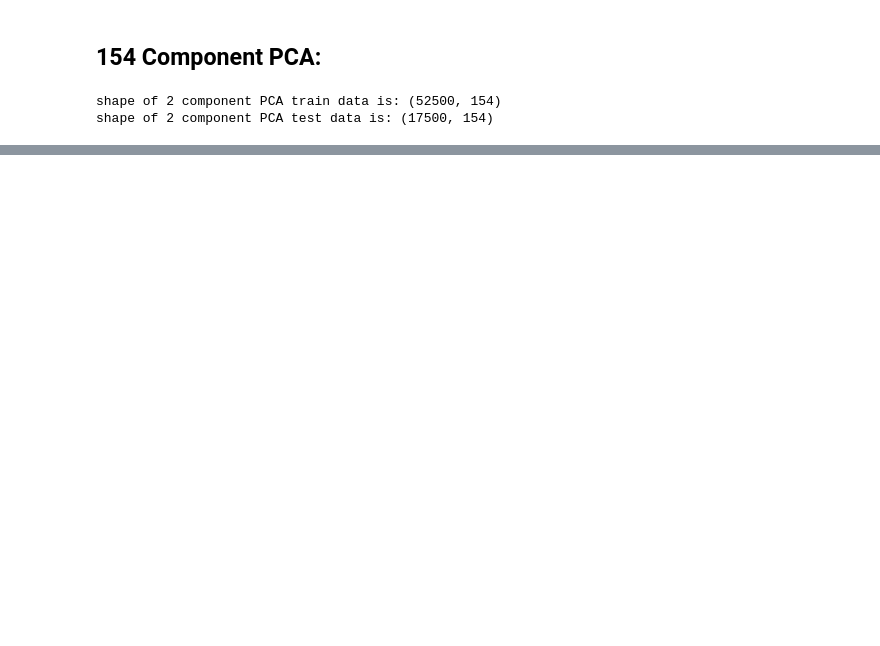
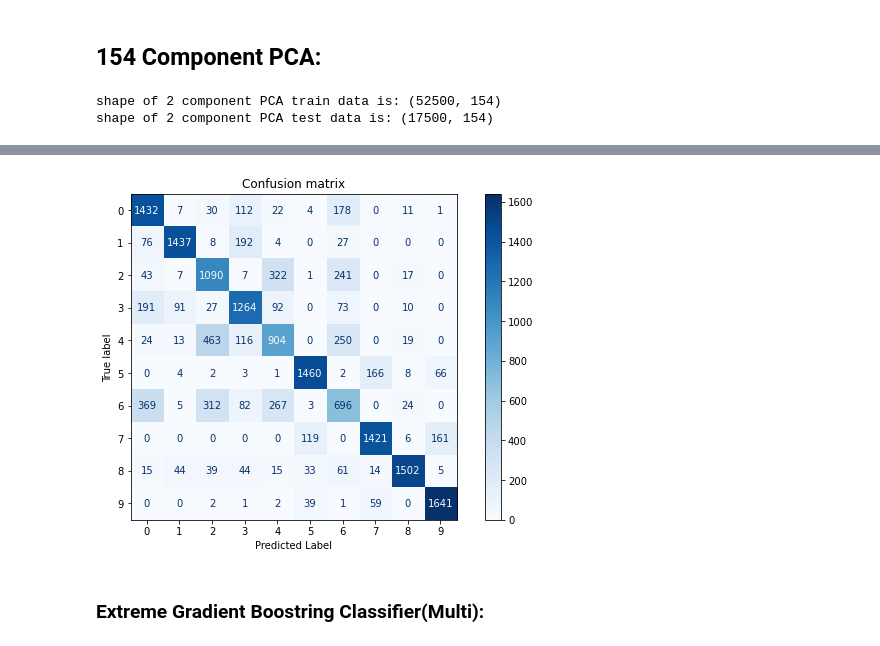
Before and after one commit to kggold4/final-project-data-visualization, a Jupyter notebook: task_2.1.ipynb, the cells around one changed output, grey strips where cells are left out. Saved outputs shown, nothing was run; the diff lists cells and outputs as text; code cells hidden in the pictures; blank space fills up the shorter version.

```diff
--- a/task_2.1.ipynb
+++ b/task_2.1.ipynb
@@ -270,5 +243,5 @@ my_plot_confusion_matrix(grboost_clf, X_transformed_test, y_test)
 # %%
-xgb_model = xgb.XGBClassifier(objective="binary:logistic", random_state=42)
+bin_xgb_model = xgb.XGBClassifier(objective="binary:logistic", random_state=42)
 
 # print accuracy
-print_accuracy(xgb_model, X_transformed_train, X_transformed_test, y_train, y_test)
+print_accuracy(bin_xgb_model, X_transformed_train, X_transformed_test, y_train, y_test)
@@ -275,3 +251,5 @@ print_accuracy(xgb_model, X_transformed_train, X_transformed_test, y_train, y_te
 # %%
 # plot the confusion matrix using the my_plot_confusion_matrix function
-my_plot_confusion_matrix(xgb_model, X_transformed_test, y_test)
+my_plot_confusion_matrix(bin_xgb_model, X_transformed_test, y_test)
+# %% [output]
+[figure, added]
@@ -283,0 +256,2 @@ print_accuracy(nclf, X_transformed_train, X_transformed_test, y_train, y_test)
+# %% [markdown]
+### Extreme Gradient Boostring Classifier(Multi):
```
Also changed, not shown: parts of 86 cells of this notebook.
